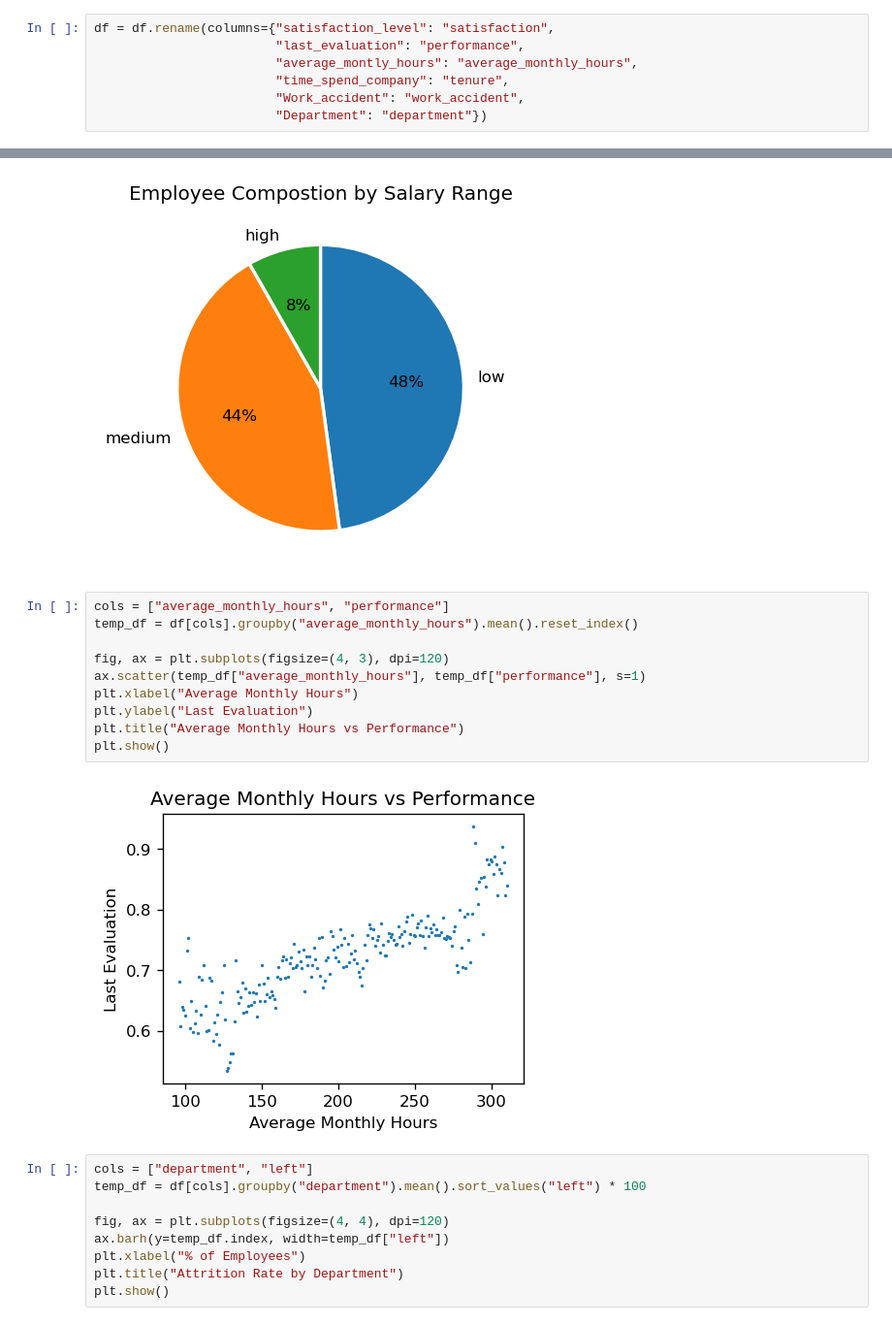
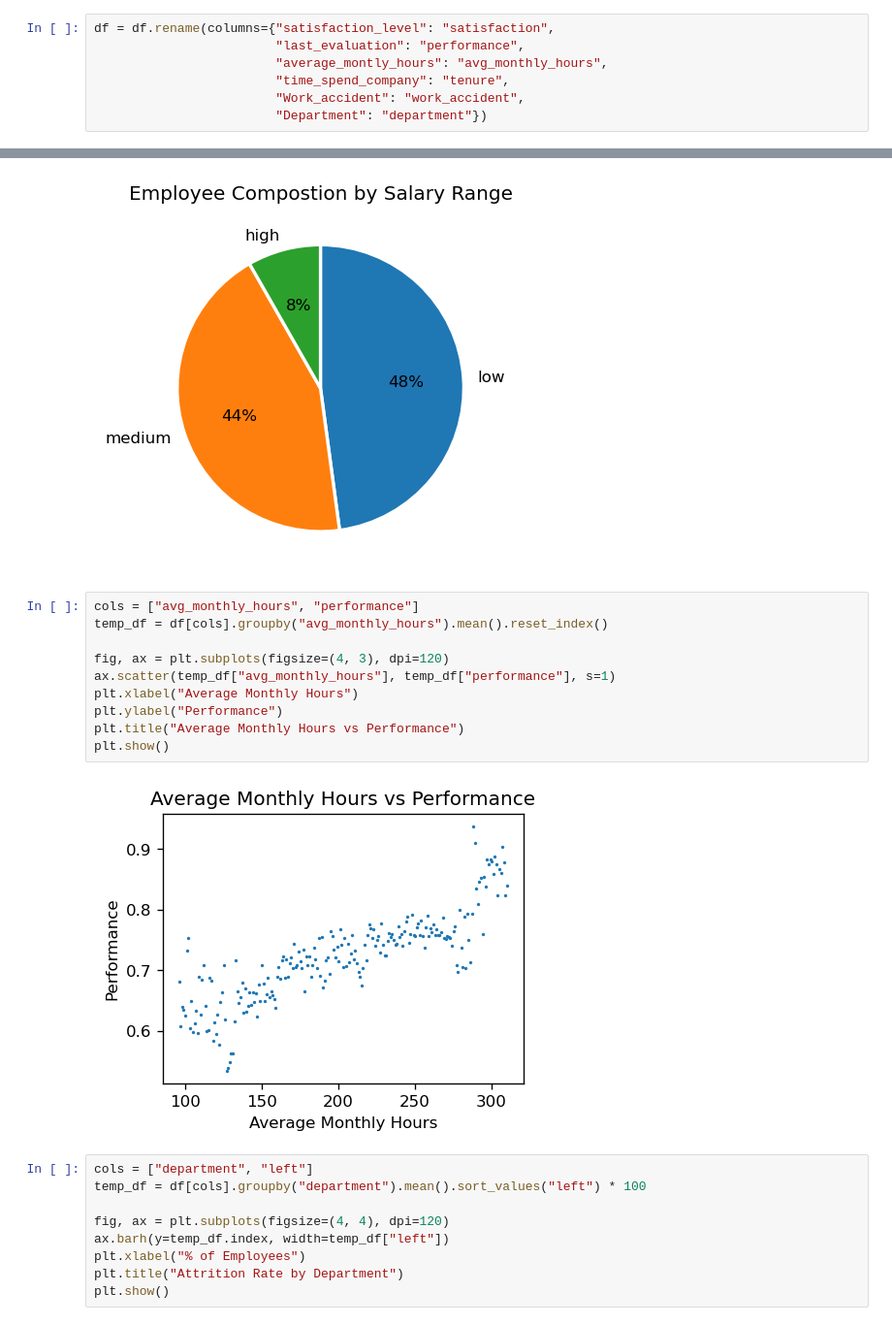
Before and after one commit to SameeckBhatia/Salifort-EDP, a Jupyter notebook: notebook.ipynb, the cells around one changed output, grey strips where cells are left out. Shown: that part at 97% size. Cells and saved outputs as stored; diff of their text form.

```diff
--- a/notebook.ipynb
+++ b/notebook.ipynb
@@ -48,7 +48,7 @@ df.head()
 # %%
 df = df.rename(columns={"satisfaction_level": "satisfaction",
                         "last_evaluation": "performance",
-                        "average_montly_hours": "average_monthly_hours",
+                        "average_montly_hours": "avg_monthly_hours",
                         "time_spend_company": "tenure",
                         "Work_accident": "work_accident",
                         "Department": "department"})
@@ -182,17 +182,17 @@ plt.show()
 # %% [output]
 [figure]
 # %%
-cols = ["average_monthly_hours", "performance"]
-temp_df = df[cols].groupby("average_monthly_hours").mean().reset_index()
+cols = ["avg_monthly_hours", "performance"]
+temp_df = df[cols].groupby("avg_monthly_hours").mean().reset_index()
 
 fig, ax = plt.subplots(figsize=(4, 3), dpi=120)
-ax.scatter(temp_df["average_monthly_hours"], temp_df["performance"], s=1)
+ax.scatter(temp_df["avg_monthly_hours"], temp_df["performance"], s=1)
 plt.xlabel("Average Monthly Hours")
-plt.ylabel("Last Evaluation")
+plt.ylabel("Performance")
 plt.title("Average Monthly Hours vs Performance")
 plt.show()
 # %% [output]
-[figure, old version]
+[figure, new version]
 # %%
 cols = ["department", "left"]
 temp_df = df[cols].groupby("department").mean().sort_values("left") * 100
```
Also changed, not shown: parts of 17 cells of this notebook.
